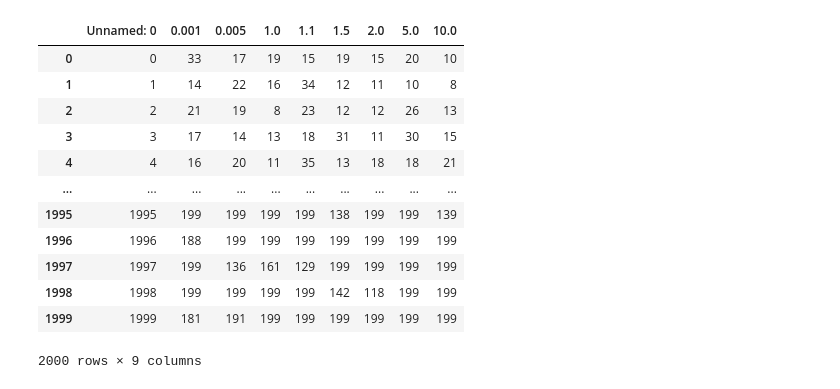
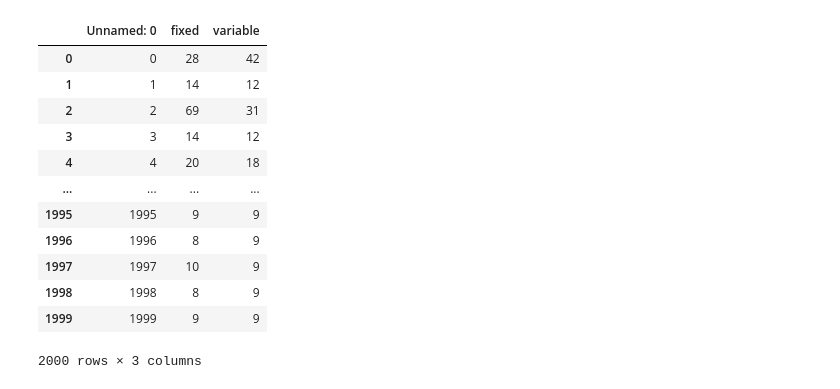
Before and after one commit to bhargavCSSE/Spiking-Neural-Network, a Jupyter notebook: REINFORCE/plotter.ipynb, the cells around one changed output. Saved outputs shown, nothing was run; the diff lists cells and outputs as text; code cells hidden in the pictures.

Commit message:
Var steps

```diff
--- a/REINFORCE/plotter.ipynb
+++ b/REINFORCE/plotter.ipynb
@@ -9,20 +9,20 @@ output_notebook()
 Loading BokehJS ...
 [interactive output not drawn]
 # %%
-d = pd.read_csv("fixed_step_test_cartpole.csv")
+d = pd.read_csv("var_step_test_cartpole.csv")
 d
 # %% [output]
-|  | Unnamed: 0 | 0.001 | 0.005 | 1.0 | 1.1 | 1.5 | 2.0 | 5.0 | 10.0 |
-| 0 | 0 | 33 | 17 | 19 | 15 | 19 | 15 | 20 | 10 |
-| 1 | 1 | 14 | 22 | 16 | 34 | 12 | 11 | 10 | 8 |
-| 2 | 2 | 21 | 19 | 8 | 23 | 12 | 12 | 26 | 13 |
-| 3 | 3 | 17 | 14 | 13 | 18 | 31 | 11 | 30 | 15 |
-| 4 | 4 | 16 | 20 | 11 | 35 | 13 | 18 | 18 | 21 |
-| ... | ... | ... | ... | ... | ... | ... | ... | ... | ... |
-| 1995 | 1995 | 199 | 199 | 199 | 199 | 138 | 199 | 199 | 139 |
-| 1996 | 1996 | 188 | 199 | 199 | 199 | 199 | 199 | 199 | 199 |
-| 1997 | 1997 | 199 | 136 | 161 | 129 | 199 | 199 | 199 | 199 |
-| 1998 | 1998 | 199 | 199 | 199 | 199 | 142 | 118 | 199 | 199 |
-| 1999 | 1999 | 181 | 191 | 199 | 199 | 199 | 199 | 199 | 199 |
+|  | Unnamed: 0 | fixed | variable |
+| 0 | 0 | 28 | 42 |
+| 1 | 1 | 14 | 12 |
+| 2 | 2 | 69 | 31 |
+| 3 | 3 | 14 | 12 |
+| 4 | 4 | 20 | 18 |
+| ... | ... | ... | ... |
+| 1995 | 1995 | 9 | 9 |
+| 1996 | 1996 | 8 | 9 |
+| 1997 | 1997 | 10 | 9 |
+| 1998 | 1998 | 8 | 9 |
+| 1999 | 1999 | 9 | 9 |
-2000 rows × 9 columns
+2000 rows × 3 columns
 # %%
```
Also changed, not shown: parts of 1 cell of this notebook, 3 other files.
